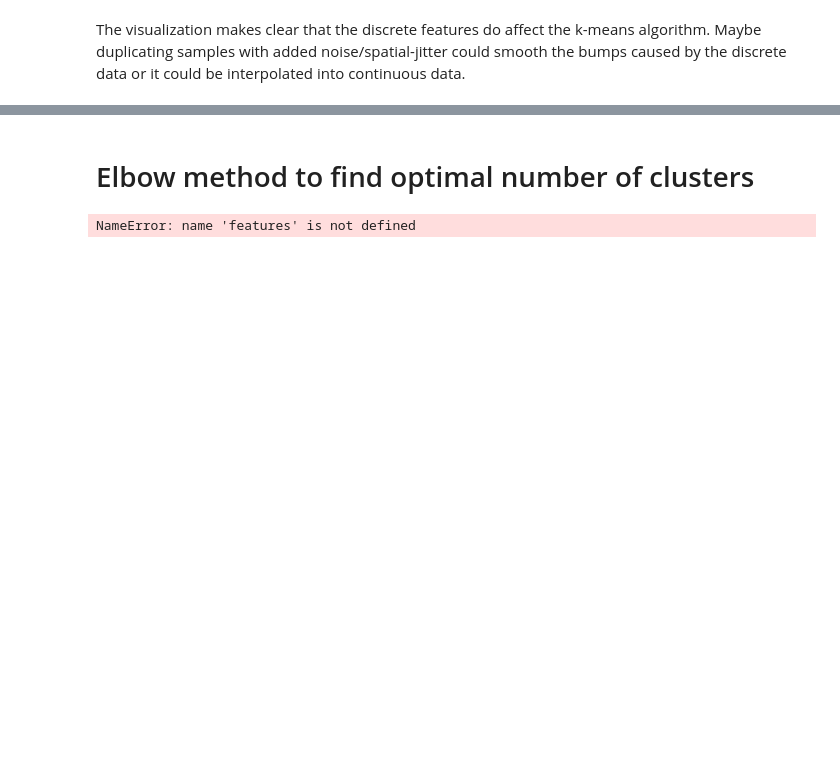
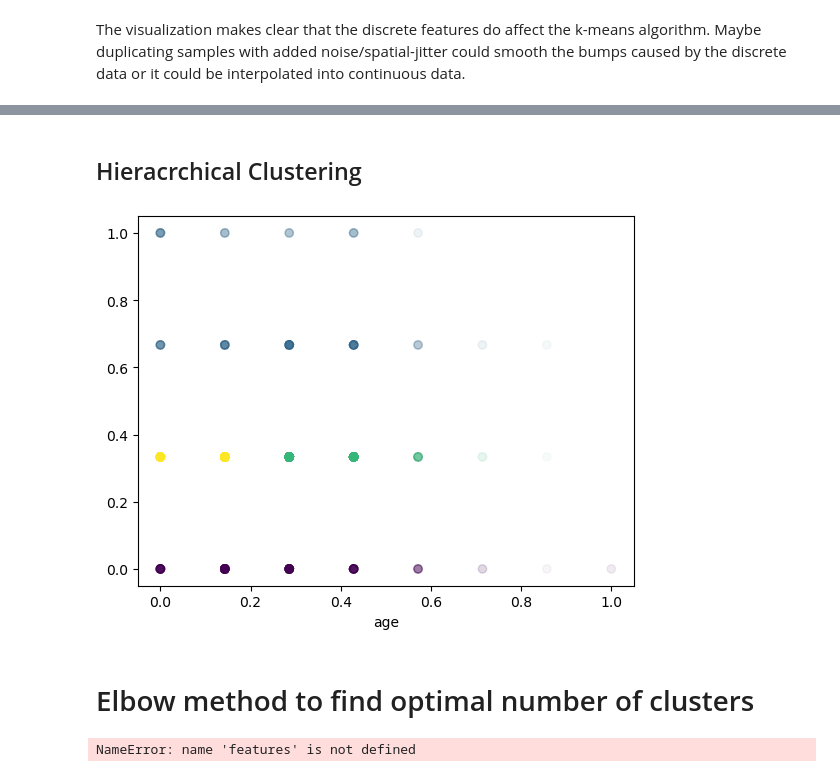
Before and after one commit to DuplexCard/F20DL-Natalia-G4, a Jupyter notebook: lab7.ipynb, the cells around one changed output, grey strips where cells are left out. Saved outputs shown, nothing was run; the diff lists cells and outputs as text; code cells hidden in the pictures; blank space fills up the shorter version.

```diff
--- a/lab7.ipynb
+++ b/lab7.ipynb
@@ -229,3 +254,12 @@ Maybe duplicating samples with added noise/spatial-jitter could smooth the bumps
+# %% [markdown]
+## Hieracrchical Clustering
+# %%
+clusterer = AgglomerativeClustering(n_clusters=k)
+plt.scatter(x=df[:,0], y=df[:,1], c=clusterer.fit_predict(X=df), alpha=0.04)
+plt.xlabel("age")
+plt.show()
+# %% [output]
+[figure, added]
 # %% [markdown]
 # Elbow method to find optimal number of clusters
 # %%
```
Also changed, not shown: parts of 8 cells of this notebook.
